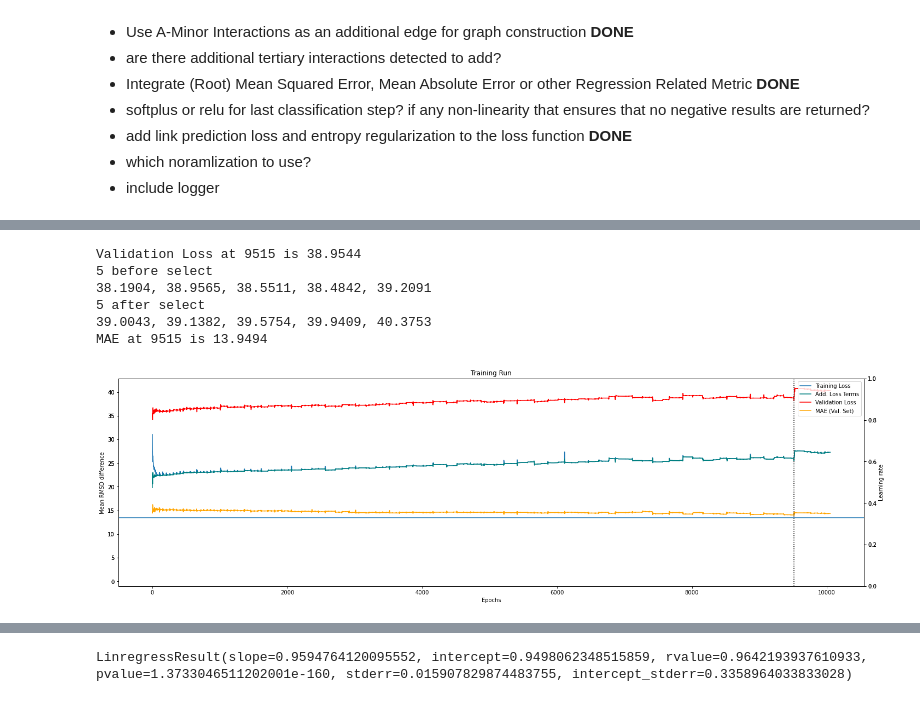
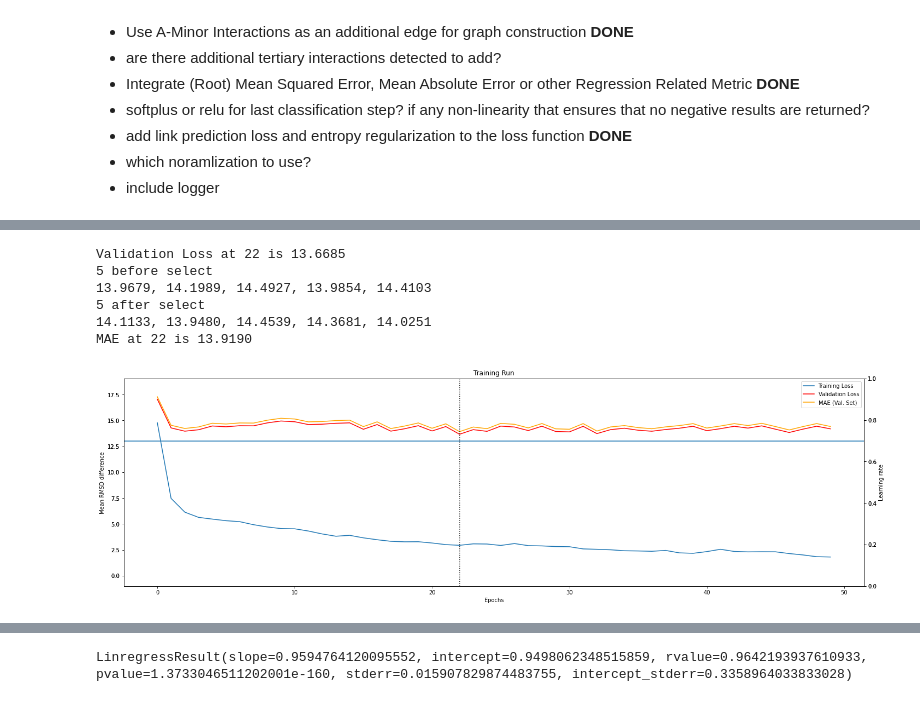
Before and after one commit to milang9/3d_classifier, a Jupyter notebook: 3d_classifier_PyG_pool.ipynb, the cells around one changed output, grey strips where cells are left out. Drawn from its saved outputs; the diff is of its cells as text; code cells hidden in the pictures.

```diff
--- a/3d_classifier_PyG_pool.ipynb
+++ b/3d_classifier_PyG_pool.ipynb
@@ -112,7 +112,8 @@ KeyboardInterrupt:
 # %%
 #get training run data
 
-run_dir = "run_data/2022-05-09_9-19_DMoN_CG_Classifier"
+run_dir = "run_data/2022-05-12_16-18_MinCut_CG_Classifier"
+burn_in = 0
 
 file_lines = []
 with open(run_dir + "/loss_data.txt", "r") as fh:
@@ -126,6 +127,6 @@ mae_losses = [float(d) for d in file_lines[3]]
 epoch_add_losses = [float(d) for d in file_lines[4]]
 
 print(f"Minimum Training Loss {min(epoch_losses):.4f} in epoch {epoch_losses.index(min(epoch_losses))}")
-print(f"Minimum Validation Loss (after 50 epochs) {min(val_losses[50:]):.4f} in epoch {val_losses.index(min(val_losses[50:]))}")
-print(f"Minimum MAE (after 50 epochs) {min(mae_losses[50:]):.4f} in epoch {mae_losses.index(min(mae_losses[50:]))}")
+print(f"Minimum Validation Loss (after {burn_in} epochs) {min(val_losses[burn_in:]):.4f} in epoch {val_losses.index(min(val_losses[burn_in:]))}")
+print(f"Minimum MAE (after {burn_in} epochs) {min(mae_losses[burn_in:]):.4f} in epoch {mae_losses.index(min(mae_losses[burn_in:]))}")
 # %% [output]
@@ -135,41 +136,41 @@ Minimum MAE (after 50 epochs) 13.9494 in epoch 9515
 # %%
 #plot the training run
-select = 9515
+select = 22
 print(f"Validation Loss at {select} is {val_losses[select]:.4f}")
 print("5 before select")
 print((", ").join([f"{x:.4f}" for x in val_losses[select-5:select]]))
 print("5 after select")
 print((", ").join([f"{y:.4f}" for y in val_losses[select+1:select+6]]))
 print(f"MAE at {select} is {mae_losses[select]:.4f}")
 
 fig, ax1 = plt.subplots(layout="constrained", figsize=(20, 6))
 ax1.secondary_yaxis("left")
 ax1.plot(epoch_losses, label="Training Loss")
-ax1.plot(epoch_add_losses, "teal", label="Add. Loss Terms")
+#ax1.plot(epoch_add_losses, "teal", label="Add. Loss Terms")
 ax1.plot(val_losses, "r", label="Validation Loss")
 ax1.plot(mae_losses, "orange", label="MAE (Val. Set)")
 ax2 = ax1.twinx()
 ax2.secondary_yaxis("right")
 #ax2.plot(learning_rates, "g", label="Learning Rate")
 plt.title("Training Run")
 ax1.set_xlabel("Epochs")
 ax1.set_ylabel("Mean RMSD difference")
 ax2.set_ylabel("Learning rate")
 ax1.set_ybound(lower=-1, upper=max(val_losses)+2)
 plt.axvline(x = select, c = "black", ls = ':')
-ax1.axhline(y=13.5)
+ax1.axhline(y=13)
 han1, lab1 = ax1.get_legend_handles_labels()
 han2, lab2 = ax2.get_legend_handles_labels()
 plt.legend(han1 + han2, lab1 + lab2, loc="upper right")
 plt.draw()
 # %% [output]
-Validation Loss at 9515 is 38.9544
+Validation Loss at 22 is 13.6685
 5 before select
-38.1904, 38.9565, 38.5511, 38.4842, 39.2091
+13.9679, 14.1989, 14.4927, 13.9854, 14.4103
 5 after select
-39.0043, 39.1382, 39.5754, 39.9409, 40.3753
-MAE at 9515 is 13.9494
+14.1133, 13.9480, 14.4539, 14.3681, 14.0251
+MAE at 22 is 13.9190
-[figure, old version]
+[figure, new version]
 # %%
 #Test
 from classifier.utility import get_energy_dict, rmsd_scatter, e_rmsd_scatter
```
Also changed, not shown: parts of 4 cells of this notebook, 5 other files.
